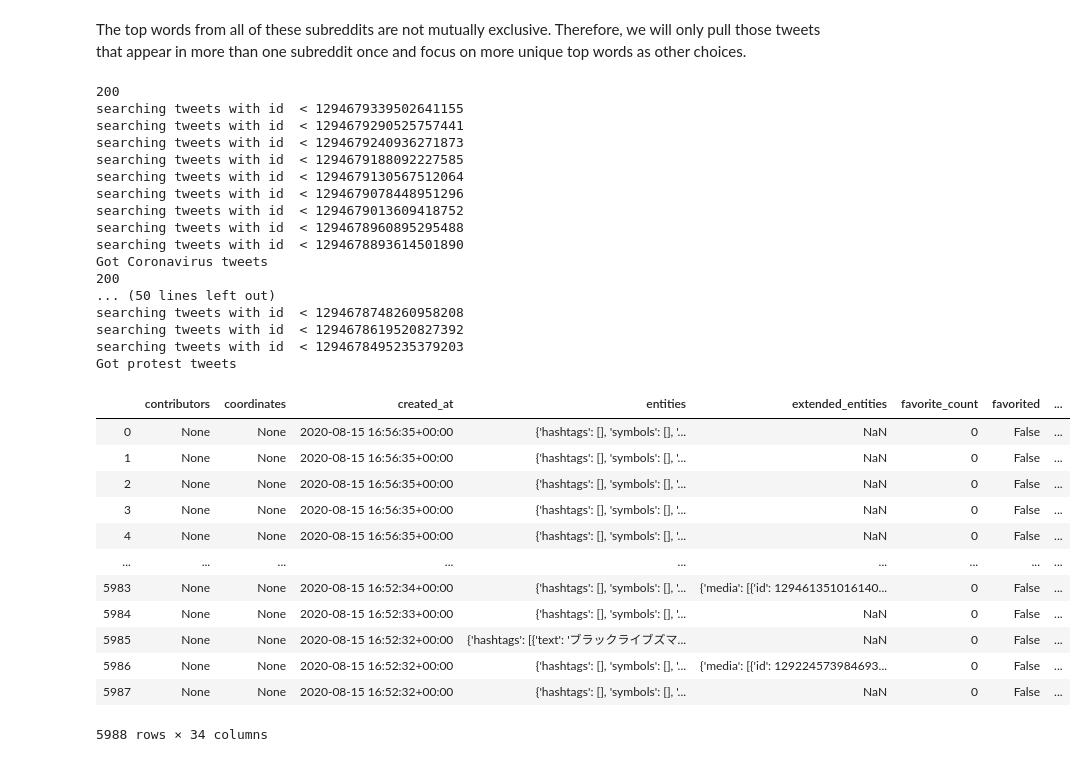
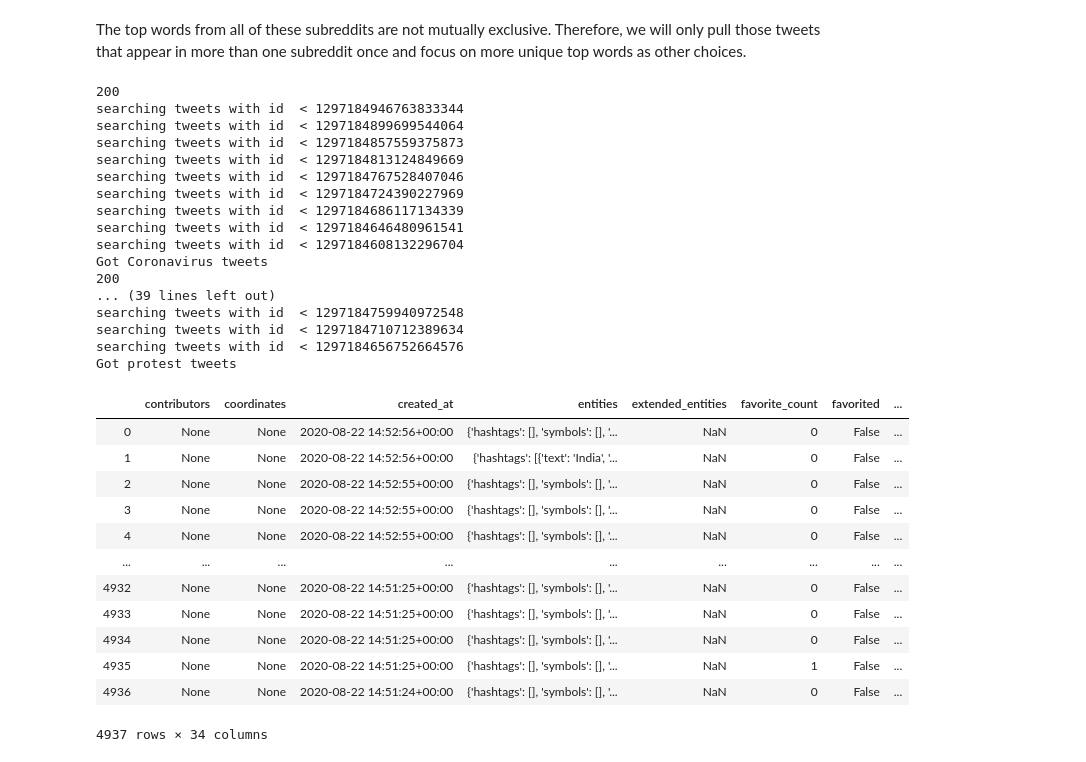
Before and after one commit to sjacobson94/DS-Tools-1-Final-Project, a Jupyter notebook: extracting_tweets.ipynb, the cells around one changed output. Cells and saved outputs as stored; diff of their text form; code cells hidden in the pictures.

```diff
--- a/extracting_tweets.ipynb
+++ b/extracting_tweets.ipynb
@@ -66,8 +66,8 @@ print("Got Coronavirus tweets")
 democrats = get_tweets('democrats', 1000)
 print('Got Democrat tweets')
 
-republican = get_tweets('republican', 1000)
-print("Got Republican tweets")
+# republican = get_tweets('republican', 1000)
+# print("Got Republican tweets")
 
 ukraine = get_tweets('ukraine', 1000)
 print("Got Ukraine tweets")
@@ -79,40 +79,40 @@ protest = get_tweets('protest', 1000)
 print("Got protest tweets")
 # %% [output]
 200
-searching tweets with id  < 1294679339502641155
-searching tweets with id  < 1294679290525757441
-searching tweets with id  < 1294679240936271873
-searching tweets with id  < 1294679188092227585
-searching tweets with id  < 1294679130567512064
-searching tweets with id  < 1294679078448951296
-searching tweets with id  < 1294679013609418752
-searching tweets with id  < 1294678960895295488
-searching tweets with id  < 1294678893614501890
+searching tweets with id  < 1297184946763833344
+searching tweets with id  < 1297184899699544064
+searching tweets with id  < 1297184857559375873
+searching tweets with id  < 1297184813124849669
+searching tweets with id  < 1297184767528407046
+searching tweets with id  < 1297184724390227969
+searching tweets with id  < 1297184686117134339
+searching tweets with id  < 1297184646480961541
+searching tweets with id  < 1297184608132296704
 Got Coronavirus tweets
 200
-... (50 lines left out)
-searching tweets with id  < 1294678748260958208
-searching tweets with id  < 1294678619520827392
-searching tweets with id  < 1294678495235379203
+... (39 lines left out)
+searching tweets with id  < 1297184759940972548
+searching tweets with id  < 1297184710712389634
+searching tweets with id  < 1297184656752664576
 Got protest tweets
 # %%
-lib_tweets = [coronavirus, democrats, republican, ukraine, police, protest]
+lib_tweets = [coronavirus, democrats, ukraine, police, protest]
 liberal = pd.concat(lib_tweets, ignore_index=True, sort = True)
 liberal
 # %% [output]
 |  | contributors | coordinates | created_at | entities | extended_entities | favorite_count | favorited | ... |
-| 0 | None | None | 2020-08-15 16:56:35+00:00 | {'hashtags': [], 'symbols': [], '... | NaN | 0 | False | ... |
-| 1 | None | None | 2020-08-15 16:56:35+00:00 | {'hashtags': [], 'symbols': [], '... | NaN | 0 | False | ... |
-| 2 | None | None | 2020-08-15 16:56:35+00:00 | {'hashtags': [], 'symbols': [], '... | NaN | 0 | False | ... |
-| 3 | None | None | 2020-08-15 16:56:35+00:00 | {'hashtags': [], 'symbols': [], '... | NaN | 0 | False | ... |
-| 4 | None | None | 2020-08-15 16:56:35+00:00 | {'hashtags': [], 'symbols': [], '... | NaN | 0 | False | ... |
+| 0 | None | None | 2020-08-22 14:52:56+00:00 | {'hashtags': [], 'symbols': [], '... | NaN | 0 | False | ... |
+| 1 | None | None | 2020-08-22 14:52:56+00:00 | {'hashtags': [{'text': 'India', '... | NaN | 0 | False | ... |
+| 2 | None | None | 2020-08-22 14:52:55+00:00 | {'hashtags': [], 'symbols': [], '... | NaN | 0 | False | ... |
+| 3 | None | None | 2020-08-22 14:52:55+00:00 | {'hashtags': [], 'symbols': [], '... | NaN | 0 | False | ... |
+| 4 | None | None | 2020-08-22 14:52:55+00:00 | {'hashtags': [], 'symbols': [], '... | NaN | 0 | False | ... |
 | ... | ... | ... | ... | ... | ... | ... | ... | ... |
-| 5983 | None | None | 2020-08-15 16:52:34+00:00 | {'hashtags': [], 'symbols': [], '... | {'media': [{'id': 129461351016140... | 0 | False | ... |
-| 5984 | None | None | 2020-08-15 16:52:33+00:00 | {'hashtags': [], 'symbols': [], '... | NaN | 0 | False | ... |
-| 5985 | None | None | 2020-08-15 16:52:32+00:00 | {'hashtags': [{'text': 'ブラックライブズマ... | NaN | 0 | False | ... |
-| 5986 | None | None | 2020-08-15 16:52:32+00:00 | {'hashtags': [], 'symbols': [], '... | {'media': [{'id': 129224573984693... | 0 | False | ... |
-| 5987 | None | None | 2020-08-15 16:52:32+00:00 | {'hashtags': [], 'symbols': [], '... | NaN | 0 | False | ... |
+| 4932 | None | None | 2020-08-22 14:51:25+00:00 | {'hashtags': [], 'symbols': [], '... | NaN | 0 | False | ... |
+| 4933 | None | None | 2020-08-22 14:51:25+00:00 | {'hashtags': [], 'symbols': [], '... | NaN | 0 | False | ... |
+| 4934 | None | None | 2020-08-22 14:51:25+00:00 | {'hashtags': [], 'symbols': [], '... | NaN | 0 | False | ... |
+| 4935 | None | None | 2020-08-22 14:51:25+00:00 | {'hashtags': [], 'symbols': [], '... | NaN | 1 | False | ... |
+| 4936 | None | None | 2020-08-22 14:51:24+00:00 | {'hashtags': [], 'symbols': [], '... | NaN | 0 | False | ... |
-5988 rows × 34 columns
+4937 rows × 34 columns
 # %%
 conservative.to_csv("data/conservative.csv")
 liberal.to_csv('data/liberal.csv')
```
Also changed, not shown: parts of 2 cells of this notebook, 3 other files.
